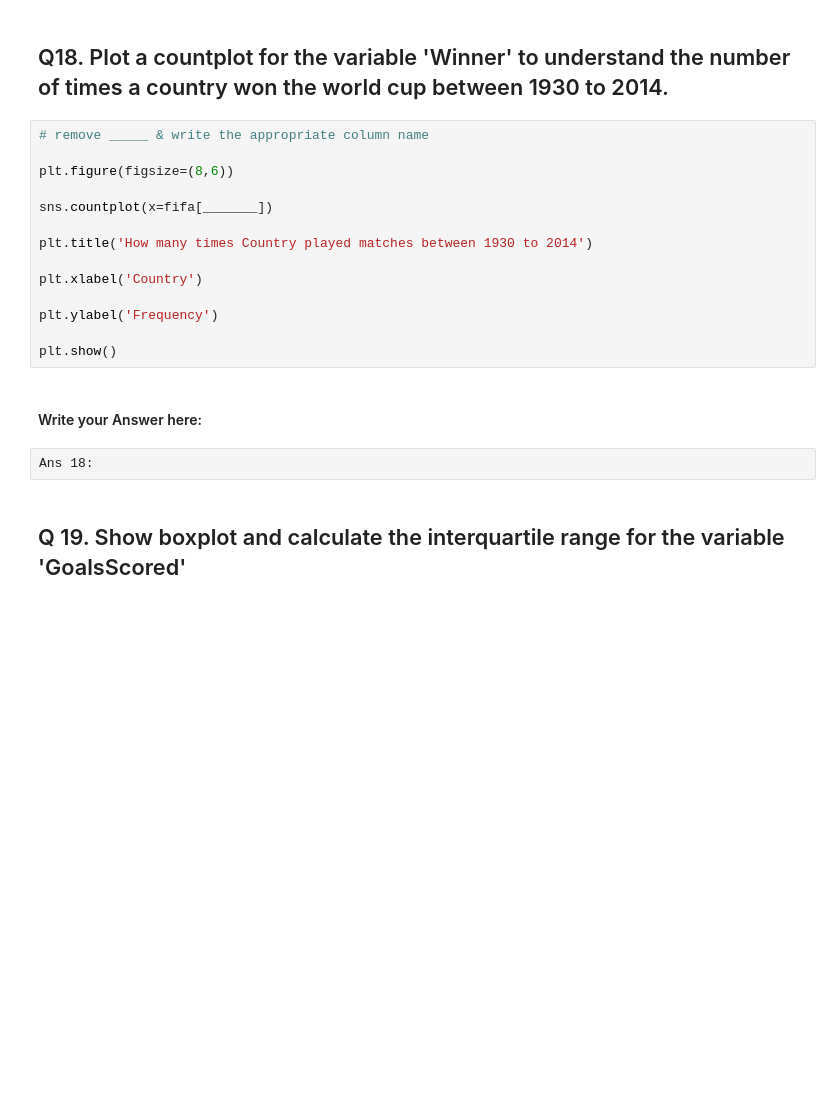
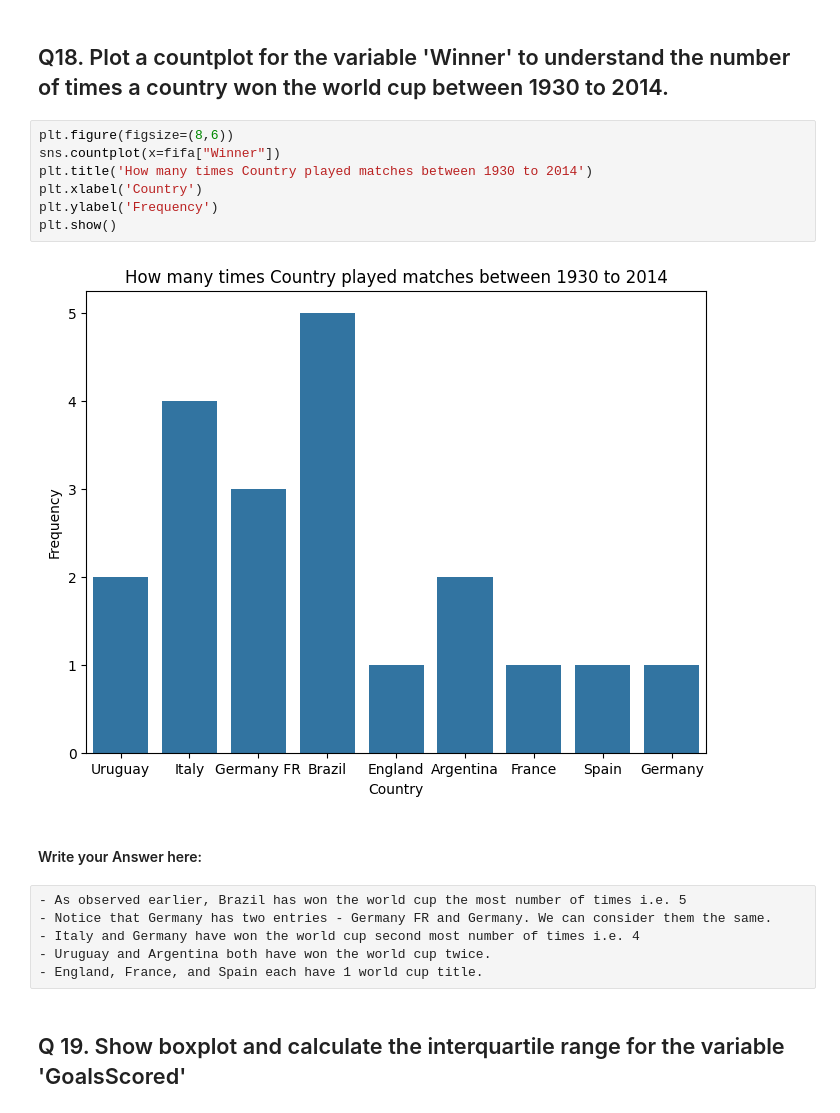
Before and after one commit to jpreyesm03/Data-Science-Fun-Projects, a Jupyter notebook: WorldCups/Question Notebook - FIFA World Cup Analysis.ipynb, the cells around one changed output. Drawn from its saved outputs; the diff is of its cells as text; blank space fills up the shorter version.

```diff
--- a/WorldCups/Question Notebook - FIFA World Cup Analysis.ipynb
+++ b/WorldCups/Question Notebook - FIFA World Cup Analysis.ipynb
@@ -247,23 +264,22 @@ plt.show()
 # %% [markdown]
 ## Q18. Plot a countplot for the variable 'Winner' to understand the number of times a country won the world cup between 1930 to 2014.
 # %%
-# remove _____ & write the appropriate column name
-
 plt.figure(figsize=(8,6))
-
-sns.countplot(x=fifa[_______])
-
+sns.countplot(x=fifa["Winner"])
 plt.title('How many times Country played matches between 1930 to 2014')
-
 plt.xlabel('Country')
-
 plt.ylabel('Frequency')
-
 plt.show()
+# %% [output]
+[figure, added]
 # %% [markdown]
 #### Write your Answer here:
-# %% [raw]
-Ans 18:
+# %% [raw]
+- As observed earlier, Brazil has won the world cup the most number of times i.e. 5
+- Notice that Germany has two entries - Germany FR and Germany. We can consider them the same.
+- Italy and Germany have won the world cup second most number of times i.e. 4
+- Uruguay and Argentina both have won the world cup twice.
+- England, France, and Spain each have 1 world cup title.
 # %% [markdown]
 ## Q 19. Show boxplot and calculate the interquartile range for the variable 'GoalsScored'
 # %%
```
Also changed, not shown: parts of 20 cells of this notebook.
